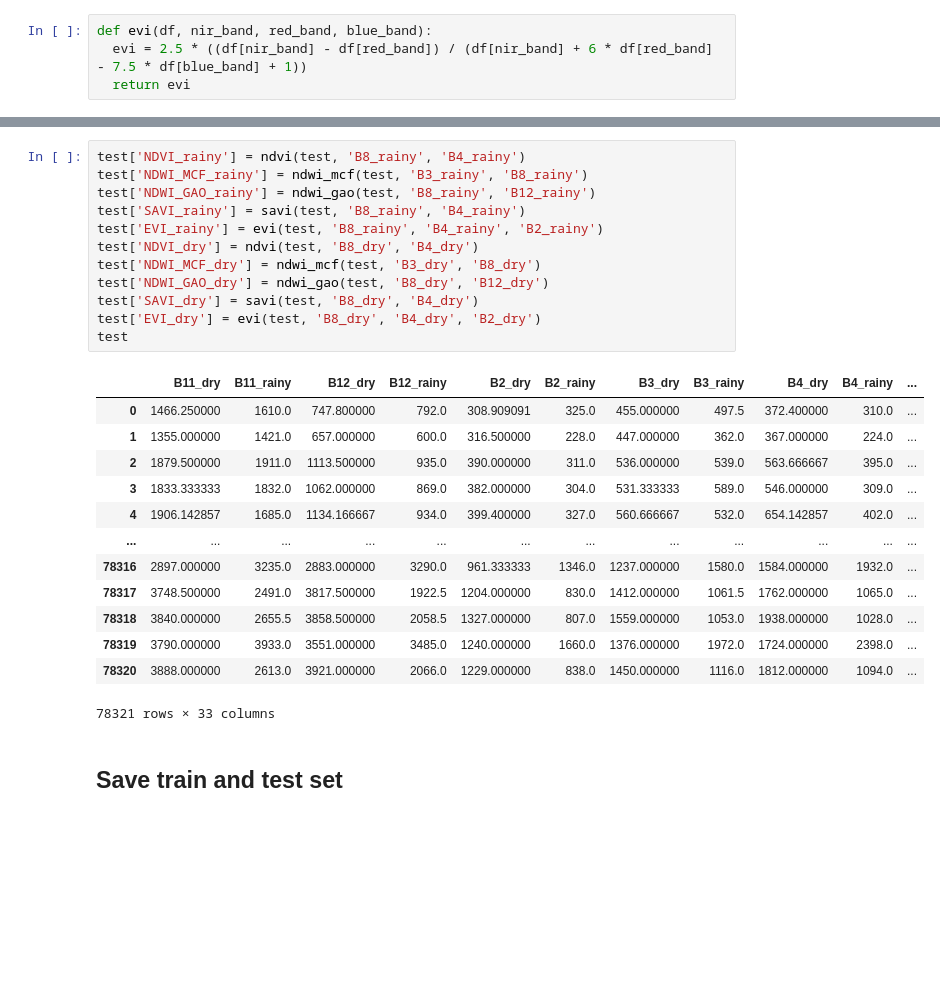
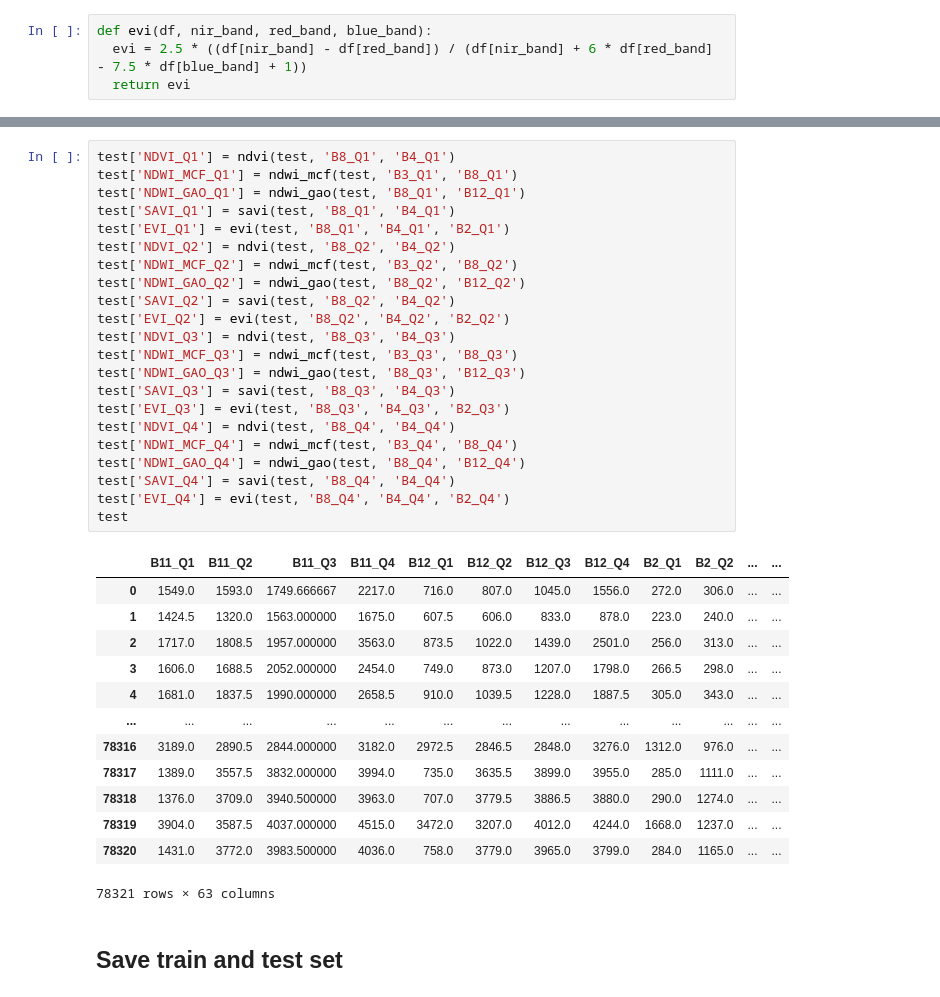
Before and after one commit to alexvmt/land_cover_classification_kaza, a Jupyter notebook: train_and_test_set.ipynb, the cells around one changed output, grey strips where cells are left out. Saved outputs shown, nothing was run; the diff lists cells and outputs as text; blank space fills up the shorter version.

```diff
--- a/train_and_test_set.ipynb
+++ b/train_and_test_set.ipynb
@@ -209,29 +227,39 @@ train
 # %%
-test['NDVI_rainy'] = ndvi(test, 'B8_rainy', 'B4_rainy')
-test['NDWI_MCF_rainy'] = ndwi_mcf(test, 'B3_rainy', 'B8_rainy')
-test['NDWI_GAO_rainy'] = ndwi_gao(test, 'B8_rainy', 'B12_rainy')
-test['SAVI_rainy'] = savi(test, 'B8_rainy', 'B4_rainy')
-test['EVI_rainy'] = evi(test, 'B8_rainy', 'B4_rainy', 'B2_rainy')
-test['NDVI_dry'] = ndvi(test, 'B8_dry', 'B4_dry')
-test['NDWI_MCF_dry'] = ndwi_mcf(test, 'B3_dry', 'B8_dry')
-test['NDWI_GAO_dry'] = ndwi_gao(test, 'B8_dry', 'B12_dry')
-test['SAVI_dry'] = savi(test, 'B8_dry', 'B4_dry')
-test['EVI_dry'] = evi(test, 'B8_dry', 'B4_dry', 'B2_dry')
+test['NDVI_Q1'] = ndvi(test, 'B8_Q1', 'B4_Q1')
+test['NDWI_MCF_Q1'] = ndwi_mcf(test, 'B3_Q1', 'B8_Q1')
+test['NDWI_GAO_Q1'] = ndwi_gao(test, 'B8_Q1', 'B12_Q1')
+test['SAVI_Q1'] = savi(test, 'B8_Q1', 'B4_Q1')
+test['EVI_Q1'] = evi(test, 'B8_Q1', 'B4_Q1', 'B2_Q1')
+test['NDVI_Q2'] = ndvi(test, 'B8_Q2', 'B4_Q2')
+test['NDWI_MCF_Q2'] = ndwi_mcf(test, 'B3_Q2', 'B8_Q2')
+test['NDWI_GAO_Q2'] = ndwi_gao(test, 'B8_Q2', 'B12_Q2')
+test['SAVI_Q2'] = savi(test, 'B8_Q2', 'B4_Q2')
+test['EVI_Q2'] = evi(test, 'B8_Q2', 'B4_Q2', 'B2_Q2')
+test['NDVI_Q3'] = ndvi(test, 'B8_Q3', 'B4_Q3')
+test['NDWI_MCF_Q3'] = ndwi_mcf(test, 'B3_Q3', 'B8_Q3')
+test['NDWI_GAO_Q3'] = ndwi_gao(test, 'B8_Q3', 'B12_Q3')
+test['SAVI_Q3'] = savi(test, 'B8_Q3', 'B4_Q3')
+test['EVI_Q3'] = evi(test, 'B8_Q3', 'B4_Q3', 'B2_Q3')
+test['NDVI_Q4'] = ndvi(test, 'B8_Q4', 'B4_Q4')
+test['NDWI_MCF_Q4'] = ndwi_mcf(test, 'B3_Q4', 'B8_Q4')
+test['NDWI_GAO_Q4'] = ndwi_gao(test, 'B8_Q4', 'B12_Q4')
+test['SAVI_Q4'] = savi(test, 'B8_Q4', 'B4_Q4')
+test['EVI_Q4'] = evi(test, 'B8_Q4', 'B4_Q4', 'B2_Q4')
 test
 # %% [output]
-|  | B11_dry | B11_rainy | B12_dry | B12_rainy | B2_dry | B2_rainy | B3_dry | B3_rainy | B4_dry | B4_rainy | ... |
-| 0 | 1466.250000 | 1610.0 | 747.800000 | 792.0 | 308.909091 | 325.0 | 455.000000 | 497.5 | 372.400000 | 310.0 | ... |
-| 1 | 1355.000000 | 1421.0 | 657.000000 | 600.0 | 316.500000 | 228.0 | 447.000000 | 362.0 | 367.000000 | 224.0 | ... |
-| 2 | 1879.500000 | 1911.0 | 1113.500000 | 935.0 | 390.000000 | 311.0 | 536.000000 | 539.0 | 563.666667 | 395.0 | ... |
-| 3 | 1833.333333 | 1832.0 | 1062.000000 | 869.0 | 382.000000 | 304.0 | 531.333333 | 589.0 | 546.000000 | 309.0 | ... |
-| 4 | 1906.142857 | 1685.0 | 1134.166667 | 934.0 | 399.400000 | 327.0 | 560.666667 | 532.0 | 654.142857 | 402.0 | ... |
-| ... | ... | ... | ... | ... | ... | ... | ... | ... | ... | ... | ... |
-| 78316 | 2897.000000 | 3235.0 | 2883.000000 | 3290.0 | 961.333333 | 1346.0 | 1237.000000 | 1580.0 | 1584.000000 | 1932.0 | ... |
-| 78317 | 3748.500000 | 2491.0 | 3817.500000 | 1922.5 | 1204.000000 | 830.0 | 1412.000000 | 1061.5 | 1762.000000 | 1065.0 | ... |
-| 78318 | 3840.000000 | 2655.5 | 3858.500000 | 2058.5 | 1327.000000 | 807.0 | 1559.000000 | 1053.0 | 1938.000000 | 1028.0 | ... |
-| 78319 | 3790.000000 | 3933.0 | 3551.000000 | 3485.0 | 1240.000000 | 1660.0 | 1376.000000 | 1972.0 | 1724.000000 | 2398.0 | ... |
-| 78320 | 3888.000000 | 2613.0 | 3921.000000 | 2066.0 | 1229.000000 | 838.0 | 1450.000000 | 1116.0 | 1812.000000 | 1094.0 | ... |
+|  | B11_Q1 | B11_Q2 | B11_Q3 | B11_Q4 | B12_Q1 | B12_Q2 | B12_Q3 | B12_Q4 | B2_Q1 | B2_Q2 | ... | ... |
+| 0 | 1549.0 | 1593.0 | 1749.666667 | 2217.0 | 716.0 | 807.0 | 1045.0 | 1556.0 | 272.0 | 306.0 | ... | ... |
+| 1 | 1424.5 | 1320.0 | 1563.000000 | 1675.0 | 607.5 | 606.0 | 833.0 | 878.0 | 223.0 | 240.0 | ... | ... |
+| 2 | 1717.0 | 1808.5 | 1957.000000 | 3563.0 | 873.5 | 1022.0 | 1439.0 | 2501.0 | 256.0 | 313.0 | ... | ... |
+| 3 | 1606.0 | 1688.5 | 2052.000000 | 2454.0 | 749.0 | 873.0 | 1207.0 | 1798.0 | 266.5 | 298.0 | ... | ... |
+| 4 | 1681.0 | 1837.5 | 1990.000000 | 2658.5 | 910.0 | 1039.5 | 1228.0 | 1887.5 | 305.0 | 343.0 | ... | ... |
+| ... | ... | ... | ... | ... | ... | ... | ... | ... | ... | ... | ... | ... |
+| 78316 | 3189.0 | 2890.5 | 2844.000000 | 3182.0 | 2972.5 | 2846.5 | 2848.0 | 3276.0 | 1312.0 | 976.0 | ... | ... |
+| 78317 | 1389.0 | 3557.5 | 3832.000000 | 3994.0 | 735.0 | 3635.5 | 3899.0 | 3955.0 | 285.0 | 1111.0 | ... | ... |
+| 78318 | 1376.0 | 3709.0 | 3940.500000 | 3963.0 | 707.0 | 3779.5 | 3886.5 | 3880.0 | 290.0 | 1274.0 | ... | ... |
+| 78319 | 3904.0 | 3587.5 | 4037.000000 | 4515.0 | 3472.0 | 3207.0 | 4012.0 | 4244.0 | 1668.0 | 1237.0 | ... | ... |
+| 78320 | 1431.0 | 3772.0 | 3983.500000 | 4036.0 | 758.0 | 3779.0 | 3965.0 | 3799.0 | 284.0 | 1165.0 | ... | ... |
-78321 rows × 33 columns
+78321 rows × 63 columns
 # %% [markdown]
 ## Save train and test set
 # %%
```
Also changed, not shown: parts of 10 cells of this notebook, 5 other files.
